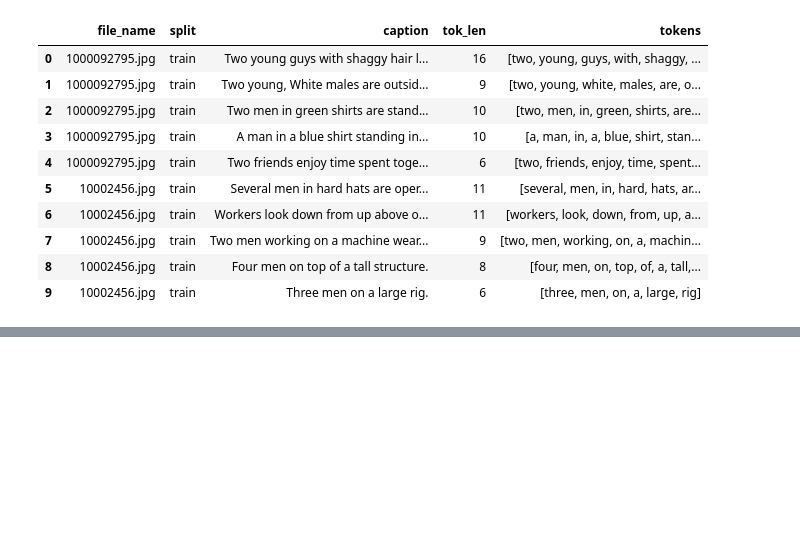
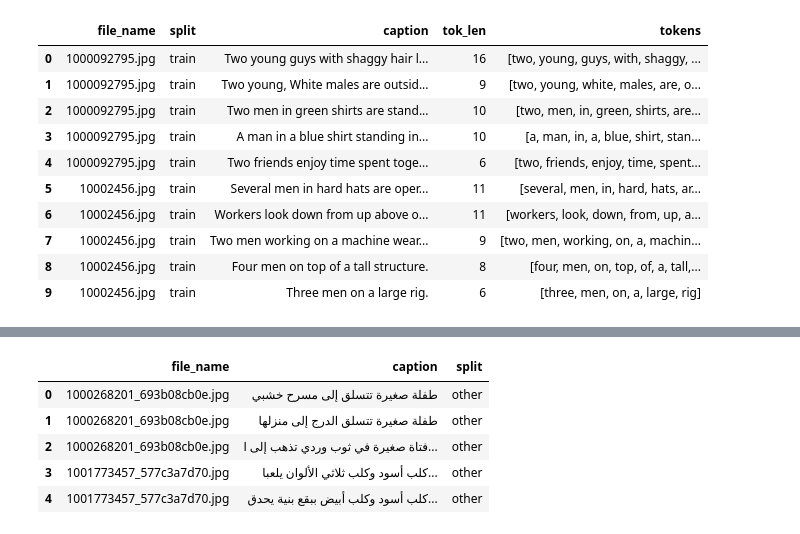
Before and after one commit to moaaztaha/Image-Captioning, a Jupyter notebook: dataset preprocessing.ipynb, the cells around one changed output, grey strips where cells are left out. Cells and saved outputs as stored; diff of their text form; code cells hidden in the pictures; blank space fills up the shorter version.

Commit message:
arabic preprocessing

```diff
--- a/dataset preprocessing.ipynb
+++ b/dataset preprocessing.ipynb
@@ -141,0 +154,4 @@ df.head(10)
+# %%
+# getting the arabic data
+ar_df = pd.read_csv('others/ar_captions_full.txt', sep='\t', names=['file_name', 'caption'])
+ar_df.head()
@@ -141,0 +165,3 @@ df.head(10)
+# %%
+ar_df.file_name = ar_df.file_name.apply(lambda x: x.split("#")[0])
+ar_df.head()
@@ -141,0 +175,10 @@ df.head(10)
+# %%
+ar_df['split'] = 'other'
+ar_df.head()
+# %% [output]
+|  | file_name | caption | split |
+| 0 | 1000268201_693b08cb0e.jpg | طفلة صغيرة تتسلق إلى مسرح خشبي | other |
+| 1 | 1000268201_693b08cb0e.jpg | طفلة صغيرة تتسلق الدرج إلى منزلها | other |
+| 2 | 1000268201_693b08cb0e.jpg | فتاة صغيرة في ثوب وردي تذهب إلى ا... | other |
+| 3 | 1001773457_577c3a7d70.jpg | كلب أسود وكلب ثلاثي الألوان يلعبا... | other |
+| 4 | 1001773457_577c3a7d70.jpg | كلب أسود وكلب أبيض ببقع بنية يحدق... | other |
```
Also changed, not shown: parts of 22 cells of this notebook, 2 other files.
